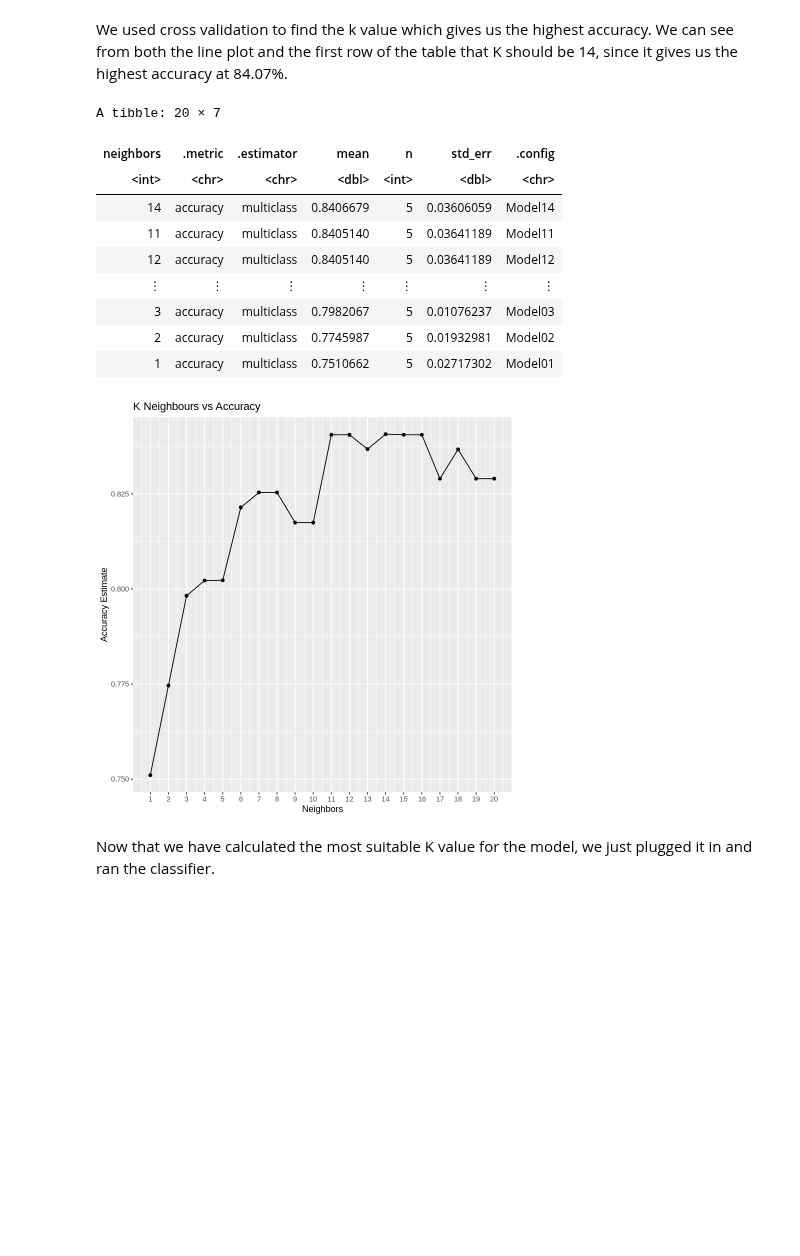
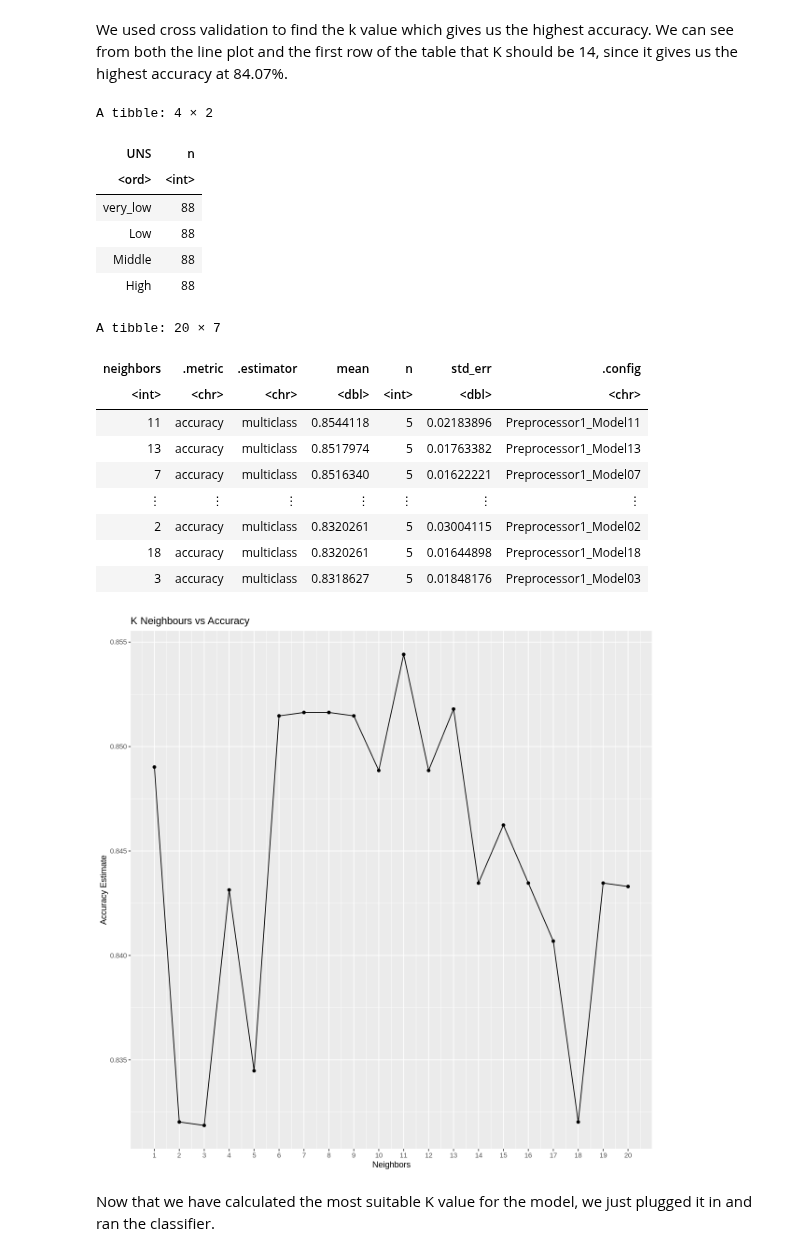
Before and after one commit to pgbenng/DSCI-Group-38-Project, a Jupyter notebook: proposal.ipynb, the cells around one changed output. Saved outputs shown, nothing was run; the diff lists cells and outputs as text; code cells hidden in the pictures; blank space fills up the shorter version.

Commit message:
balance the data and fix the order
balance the data and fix the order

```diff
--- a/proposal.ipynb
+++ b/proposal.ipynb
@@ -165,5 +171,7 @@ A tibble: 10 × 2
 # %%
-dataset_testing$UNS <- ordered(dataset_testing$UNS, levels = c("very_low", "High", "Low", "Middle"))  #makes the factor levels of the training and testing data the same, originally was different
+#makes the factor levels of the training and testing data the same, originally was different
+dataset_training$UNS <- ordered(dataset_training$UNS, levels = c("very_low","Low", "Middle", "High"))
+dataset_testing$UNS <- ordered(dataset_testing$UNS, levels = c("very_low","Low", "Middle", "High"))
 # %% [markdown]
 <br>
 # %% [markdown]
@@ -229,52 +236,69 @@ We used cross validation to find the k value which gives us the highest accuracy
 # %%
 # Find the k value that results in the model having the highest accuracy using cross validation
 set.seed(9999)
-vfold <- vfold_cv(dataset_training, v = 5, strata = UNS)   # seperate the data into five random groups
 
-recipe <- recipe(UNS ~ PEG, data = dataset_training) %>%   # selected our target variable to be UNS and predictor variable to be PEG
+ups_recipe <- recipe(UNS ~ PEG, data = dataset_training) %>%
+              step_upsample(UNS, over_ratio = 1, skip = FALSE) %>%
+              prep()
+dataset_training_2 <- bake(ups_recipe, dataset_training)
+
+dataset_training_2 %>%
+  group_by(UNS) %>%
+  summarize(n = n())
+
+vfold <- vfold_cv(dataset_training_2, v = 5, strata = UNS)   # seperate the data into five random groups
+
+recipe <- recipe(UNS ~ PEG, data = dataset_training_2) %>%   # selected our target variable to be UNS and predictor variable to be PEG
                 step_scale(all_predictors()) %>%
-                step_center(all_predictors()) # scaling and centering the predictor variable so that each variable is worth the same
+                step_center(all_predictors())  # scaling and centering the predictor variable so that each variable is worth the same
 
 knn_spec <- nearest_neighbor(weight_func = "rectangular", neighbors = tune()) %>%  #tuning the K value
              set_engine("kknn") %>%      #tells R that we're using the K-nearest neighbors algorithm for our model
              set_mode("classification")  #tells R that we're using classification for our model
 
 wkflw <- workflow() %>%                              #creates a workflow
              add_recipe(recipe) %>%                  #adds the recipe into the workflow
              add_model(knn_spec)                     #adds the model into the workflow
 
 gridvals <- tibble(neighbors = seq(from = 1, to = 20))   #creates the list of k values we are going to test
 
 results <- wkflw  %>%
            tune_grid(resamples = vfold, grid = gridvals)  %>%
            collect_metrics() %>%
            filter(.metric == "accuracy")%>%    #filters out only the rows with the accuracy metric
            arrange(desc(mean))                 #arranges the rows in descending order of accuracy
 results
 
 accuracy_vs_k <- ggplot(results, aes(x = neighbors, y = mean)) +     #graphs a K vs accuracy scatterplot (to represent which K value maximizes the model's accuracy)
                  geom_point() + geom_line() +                        #specifies that each point in the graph will have a dot and lines that connects each dot together
                  labs(x = "Neighbors", y = "Accuracy Estimate") +    #gives the x and y axis titles
                  scale_x_continuous(breaks = seq(0, 20, by = 1)) +   #makes it easier to match each point in the graph with its k value
                  ggtitle("K Neighbours vs Accuracy")                 #gives the graph a title
 
 accuracy_vs_k
 
 kmin <- results %>%           #find the k value with highest accuracy
         slice(1) %>%          #slices the first row of the dataframe to get the row with the highest accuracy (since the dataframe was arranged by accuracy in descending order)
         pull(neighbors)       #pulls the number of neighbors in the neighbors column
 # %% [output]
-A tibble: 20 × 7
+A tibble: 4 × 2
-| neighbors | .metric | .estimator | mean | n | std_err | .config |
-| <int> | <chr> | <chr> | <dbl> | <int> | <dbl> | <chr> |
-| 14 | accuracy | multiclass | 0.8406679 | 5 | 0.03606059 | Model14 |
-| 11 | accuracy | multiclass | 0.8405140 | 5 | 0.03641189 | Model11 |
-| 12 | accuracy | multiclass | 0.8405140 | 5 | 0.03641189 | Model12 |
-| ⋮ | ⋮ | ⋮ | ⋮ | ⋮ | ⋮ | ⋮ |
-| 3 | accuracy | multiclass | 0.7982067 | 5 | 0.01076237 | Model03 |
-| 2 | accuracy | multiclass | 0.7745987 | 5 | 0.01932981 | Model02 |
-| 1 | accuracy | multiclass | 0.7510662 | 5 | 0.02717302 | Model01 |
+| UNS | n |
+| <ord> | <int> |
+| very_low | 88 |
+| Low | 88 |
+| Middle | 88 |
+| High | 88 |
+A tibble: 20 × 7
+| neighbors | .metric | .estimator | mean | n | std_err | .config |
+| <int> | <chr> | <chr> | <dbl> | <int> | <dbl> | <chr> |
+| 11 | accuracy | multiclass | 0.8544118 | 5 | 0.02183896 | Preprocessor1_Model11 |
+| 13 | accuracy | multiclass | 0.8517974 | 5 | 0.01763382 | Preprocessor1_Model13 |
+| 7 | accuracy | multiclass | 0.8516340 | 5 | 0.01622221 | Preprocessor1_Model07 |
+| ⋮ | ⋮ | ⋮ | ⋮ | ⋮ | ⋮ | ⋮ |
+| 2 | accuracy | multiclass | 0.8320261 | 5 | 0.03004115 | Preprocessor1_Model02 |
+| 18 | accuracy | multiclass | 0.8320261 | 5 | 0.01644898 | Preprocessor1_Model18 |
+| 3 | accuracy | multiclass | 0.8318627 | 5 | 0.01848176 | Preprocessor1_Model03 |
-[figure, old version]
+[figure, new version]
 # %% [markdown]
 Now that we have calculated the most suitable K value for the model, we just plugged it in and ran the classifier.
 # %%
```
Also changed, not shown: parts of 15 cells of this notebook.
